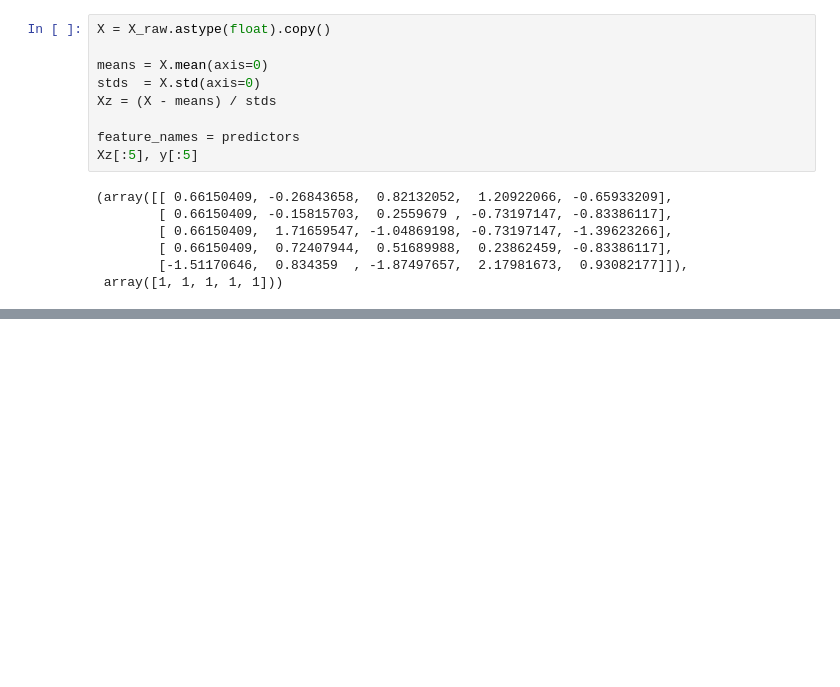
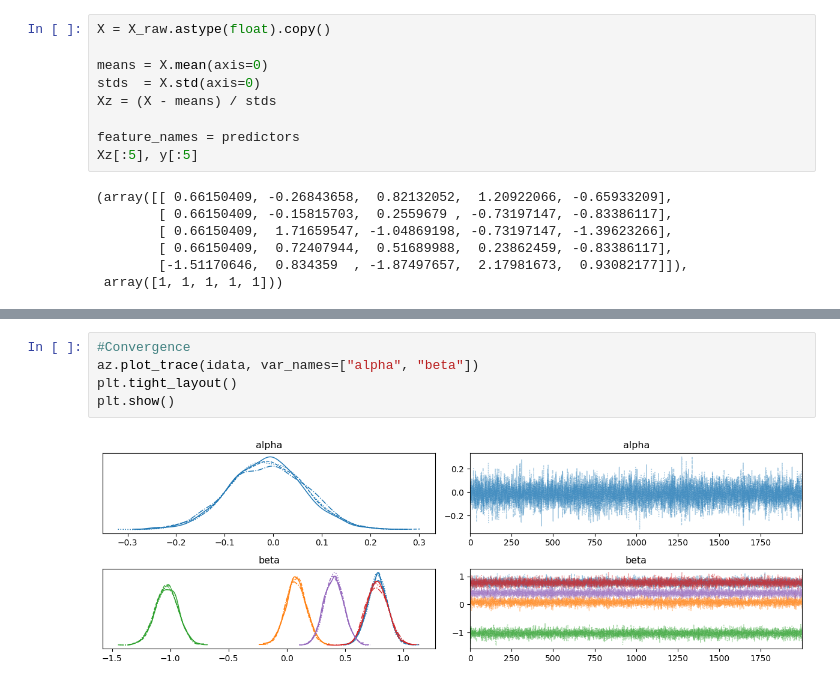
Before and after one commit to TheBobu/AI-Programming-Project-2025, a Jupyter notebook: notebooks/nuts.ipynb, the cells around one changed output, grey strips where cells are left out. Drawn from its saved outputs; the diff is of its cells as text; blank space fills up the shorter version.

Commit message:
added plots to show convergence, BMFI and plot ranks

```diff
--- a/notebooks/nuts.ipynb
+++ b/notebooks/nuts.ipynb
@@ -117,0 +118,7 @@ plt.show()
+# %%
+#Convergence
+az.plot_trace(idata, var_names=["alpha", "beta"])
+plt.tight_layout()
+plt.show()
+# %% [output]
+[figure, added]
```
Also changed, not shown: parts of 6 cells of this notebook.
